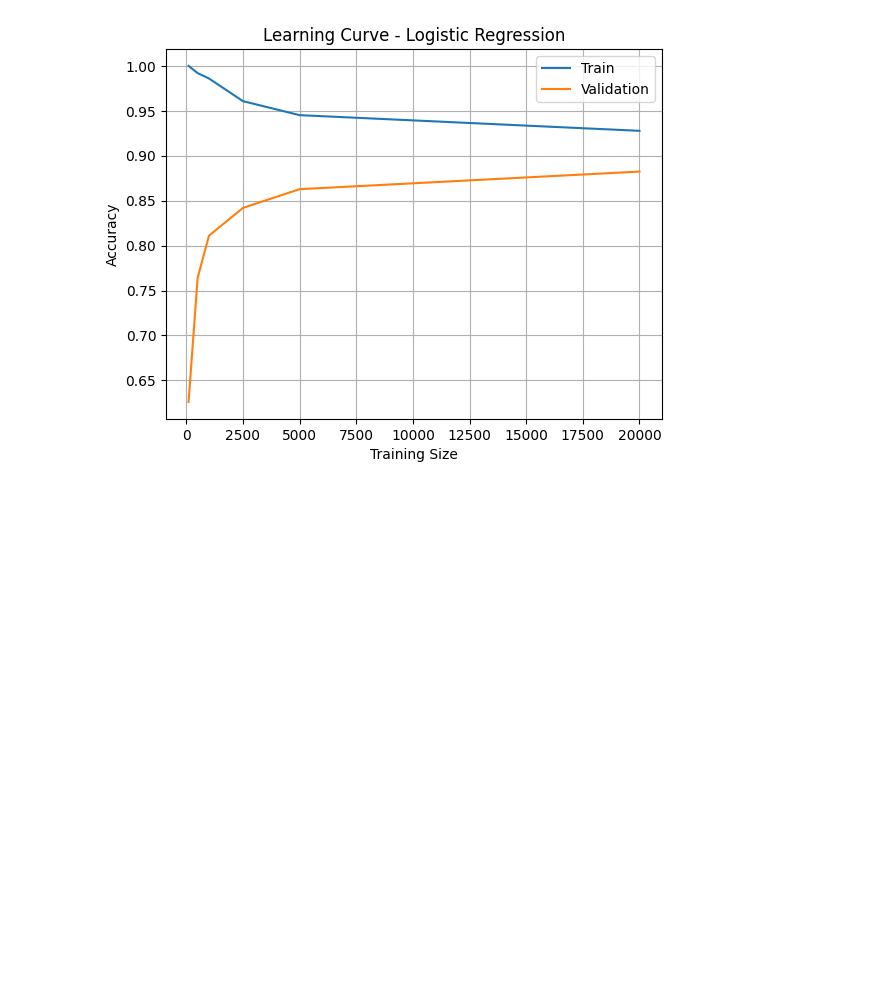
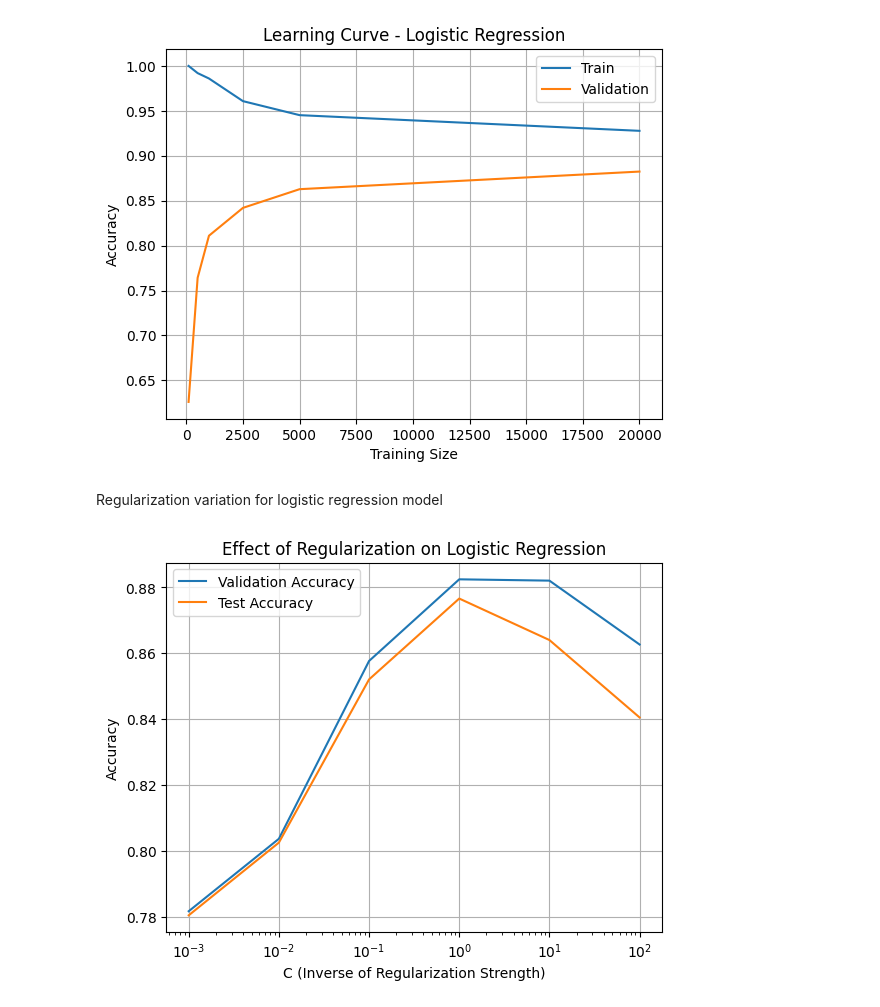
Before and after one commit to sabrinaprc/IMDB-Analysis-178-Project, a Jupyter notebook: imdb.ipynb, the cells around one changed output. Drawn from its saved outputs; the diff is of its cells as text; code cells hidden in the pictures; blank space fills up the shorter version.

```diff
--- a/imdb.ipynb
+++ b/imdb.ipynb
@@ -143,3 +169,30 @@ plt.grid()
 plt.show()
 # %% [output]
 [figure]
+# %% [markdown]
+Regularization variation for logistic regression model
+# %%
+C_values = [0.001, 0.01, 0.1, 1, 10, 100]
+# %%
+val_scores = []
+test_scores = []
+
+for C in C_values:
+    model = LogisticRegression(C=C, max_iter=1000)
+    model.fit(X_train_vec, y_train)
+
+    val_scores.append(model.score(X_val_vec, y_val))
+    test_scores.append(model.score(X_test_vec, test_labels))
+
+# Plotting
+plt.plot(C_values, val_scores, label="Validation Accuracy")
+plt.plot(C_values, test_scores, label="Test Accuracy")
+plt.xscale('log')  # better spacing on log scale
+plt.xlabel("C (Inverse of Regularization Strength)")
+plt.ylabel("Accuracy")
+plt.title("Effect of Regularization on Logistic Regression")
+plt.legend()
+plt.grid()
+plt.show()
+# %% [output]
+[figure, added]
```
Also changed, not shown: parts of 3 cells of this notebook.
